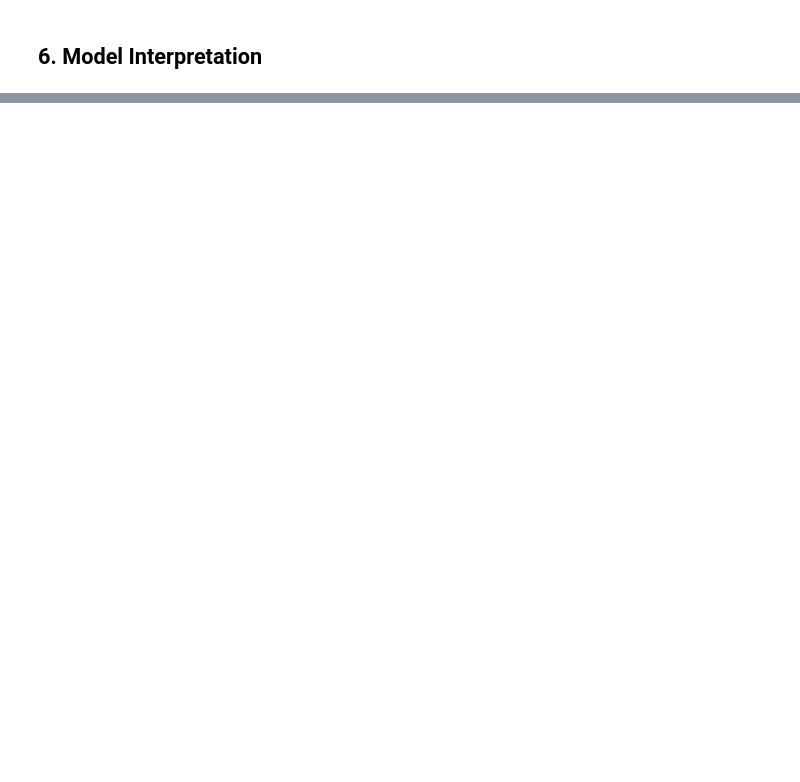
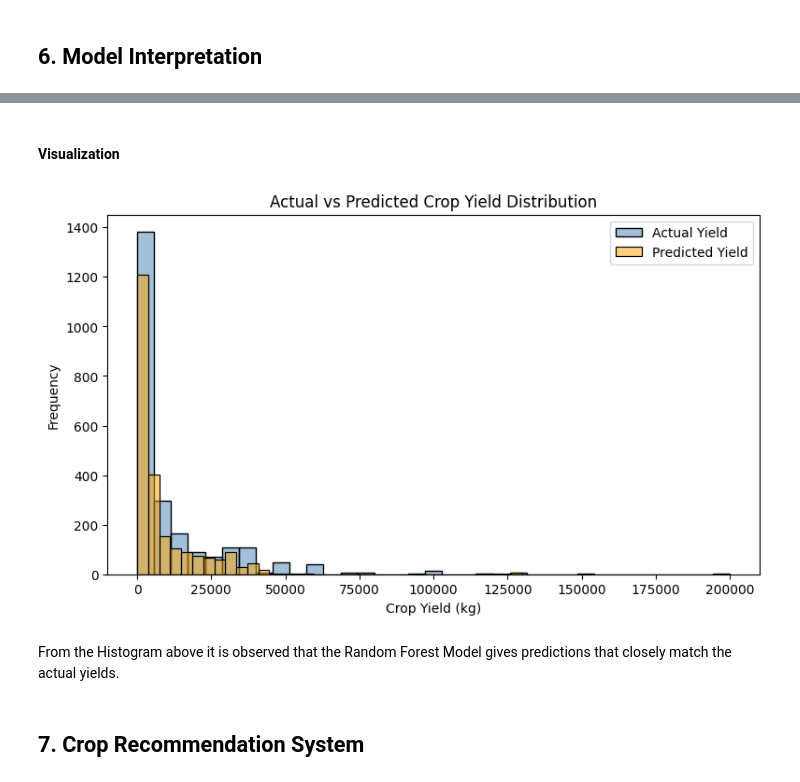
Before and after one commit to Esther-Margaret-Mwangi/Epochs, a Jupyter notebook: notebook/notebook.ipynb, the cells around one changed output, grey strips where cells are left out. Saved outputs shown, nothing was run; the diff lists cells and outputs as text; code cells hidden in the pictures; blank space fills up the shorter version.

```diff
--- a/notebook/notebook.ipynb
+++ b/notebook/notebook.ipynb
@@ -1458,0 +1629,8 @@ Name: 1, dtype: object
+# %%
+# Converting the target variable back to its original scale.
+
+# Actual crop yield
+y_test_original= np.expm1(y_test)
+
+# Predicted crop yield from the best model (Random Forest)
+y_pred_original= np.expm1(y_pred_rf)
@@ -1458,0 +1717,34 @@ Name: 1, dtype: object
+# %% [markdown]
+#### Visualization
+# %%
+# Actual vs Predicted Crop Yield Histogram Plot
+plt.figure(figsize=(9,5))
+
+sns.histplot(
+    y_test_original,
+    bins=35,
+    color="steelblue",
+    alpha=0.5,
+    label="Actual Yield"
+)
+
+sns.histplot(
+    y_pred_original,
+    bins=35,
+    color="orange",
+    alpha=0.5,
+    label="Predicted Yield"
+)
+
+plt.title("Actual vs Predicted Crop Yield Distribution")
+plt.xlabel("Crop Yield (kg)")
+plt.ylabel("Frequency")
+plt.legend()
+
+plt.show()
+# %% [output]
+[figure, added]
+# %% [markdown]
+From the Histogram above it is observed that the Random Forest Model gives predictions that closely match the actual yields.
+# %% [markdown]
+## 7. Crop Recommendation System
```
Also changed, not shown: parts of 17 cells of this notebook.
